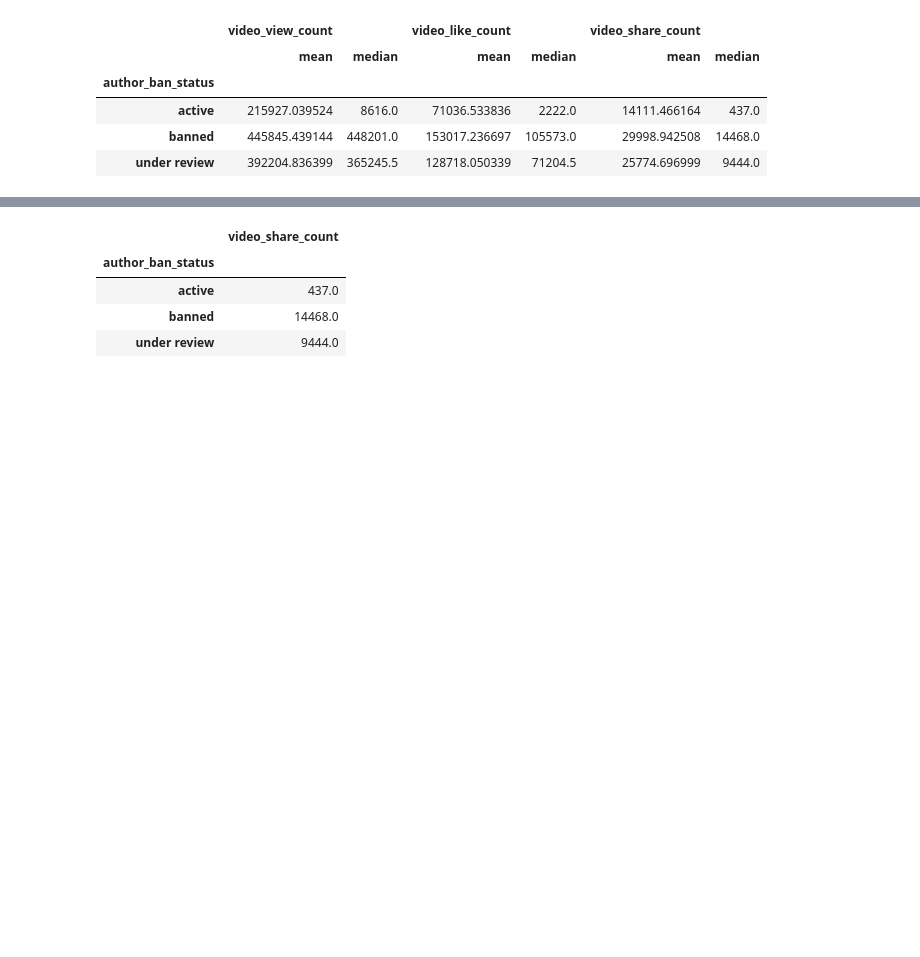
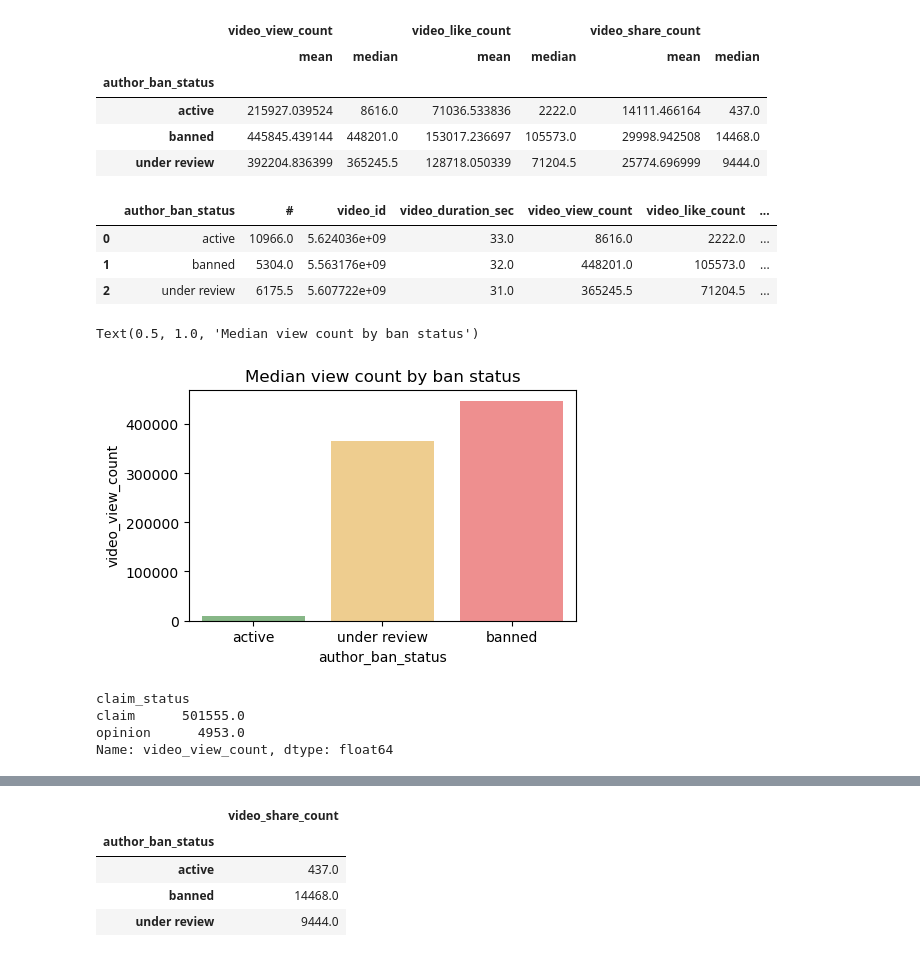
Before and after one commit to low122/TikTok, a Jupyter notebook: tiktok_analysis.ipynb, the cells around one changed output, grey strips where cells are left out. Cells and saved outputs as stored; diff of their text form; code cells hidden in the pictures; blank space fills up the shorter version.

```diff
--- a/tiktok_analysis.ipynb
+++ b/tiktok_analysis.ipynb
@@ -125,3 +143,32 @@ data.groupby(['author_ban_status']).agg(
 | active | 215927.039524 | 8616.0 | 71036.533836 | 2222.0 | 14111.466164 | 437.0 |
 | banned | 445845.439144 | 448201.0 | 153017.236697 | 105573.0 | 29998.942508 | 14468.0 |
 | under review | 392204.836399 | 365245.5 | 128718.050339 | 71204.5 | 25774.696999 | 9444.0 |
+# %%
+ban_status_counts = data.groupby(['author_ban_status']).median(
+    numeric_only=True).reset_index()
+
+ban_status_counts
+# %% [output]
+|  | author_ban_status | # | video_id | video_duration_sec | video_view_count | video_like_count | ... |
+| 0 | active | 10966.0 | 5.624036e+09 | 33.0 | 8616.0 | 2222.0 | ... |
+| 1 | banned | 5304.0 | 5.563176e+09 | 32.0 | 448201.0 | 105573.0 | ... |
+| 2 | under review | 6175.5 | 5.607722e+09 | 31.0 | 365245.5 | 71204.5 | ... |
+# %%
+fig = plt.figure(figsize=(5,3))
+sns.barplot(data=ban_status_counts,
+            x='author_ban_status',
+            y='video_view_count',
+            order=['active', 'under review', 'banned'],
+            palette={'active':'green', 'under review':'orange', 'banned':'red'},
+            alpha=0.5)
+plt.title('Median view count by ban status')
+# %% [output]
+Text(0.5, 1.0, 'Median view count by ban status')
+[figure, added]
+# %%
+data.groupby('claim_status')['video_view_count'].median()
+# %% [output]
+claim_status
+claim      501555.0
+opinion      4953.0
+Name: video_view_count, dtype: float64
```
Also changed, not shown: parts of 29 cells of this notebook.
